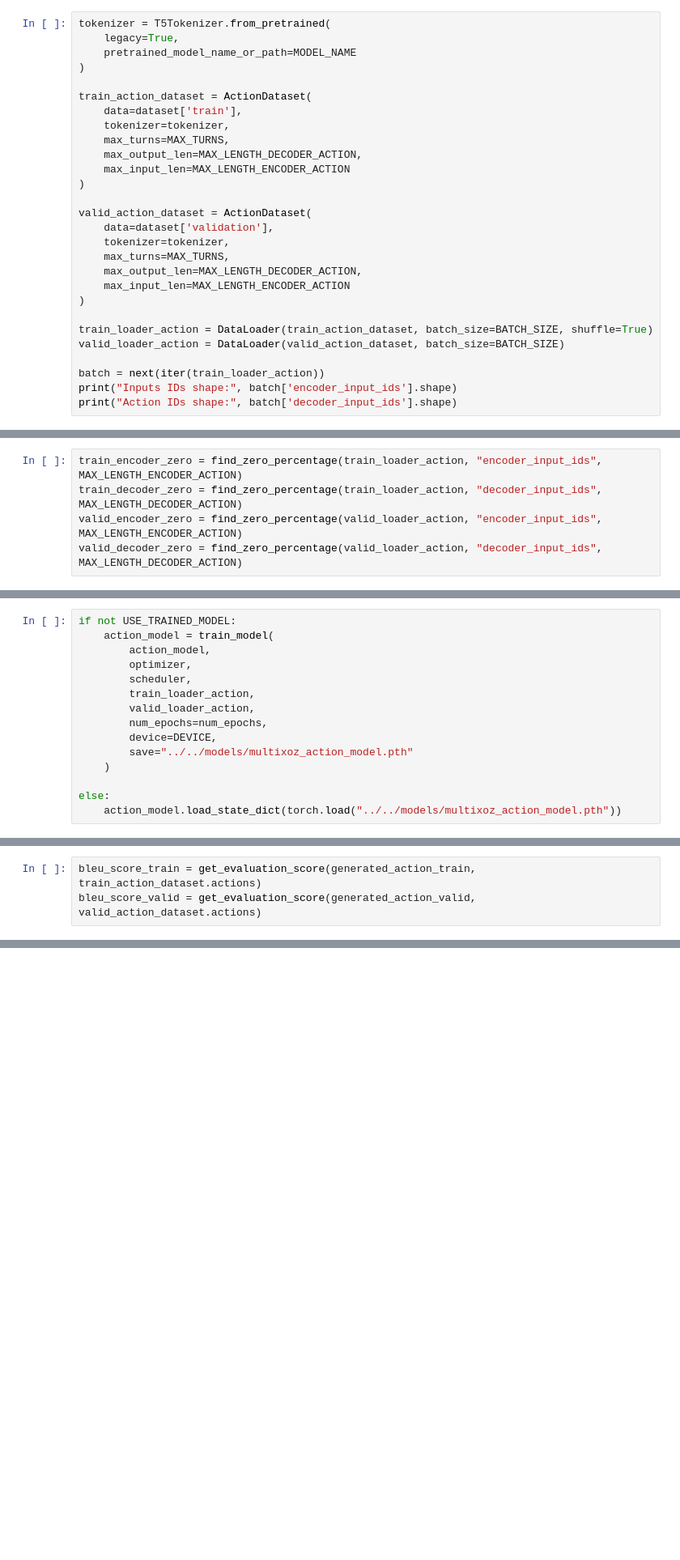
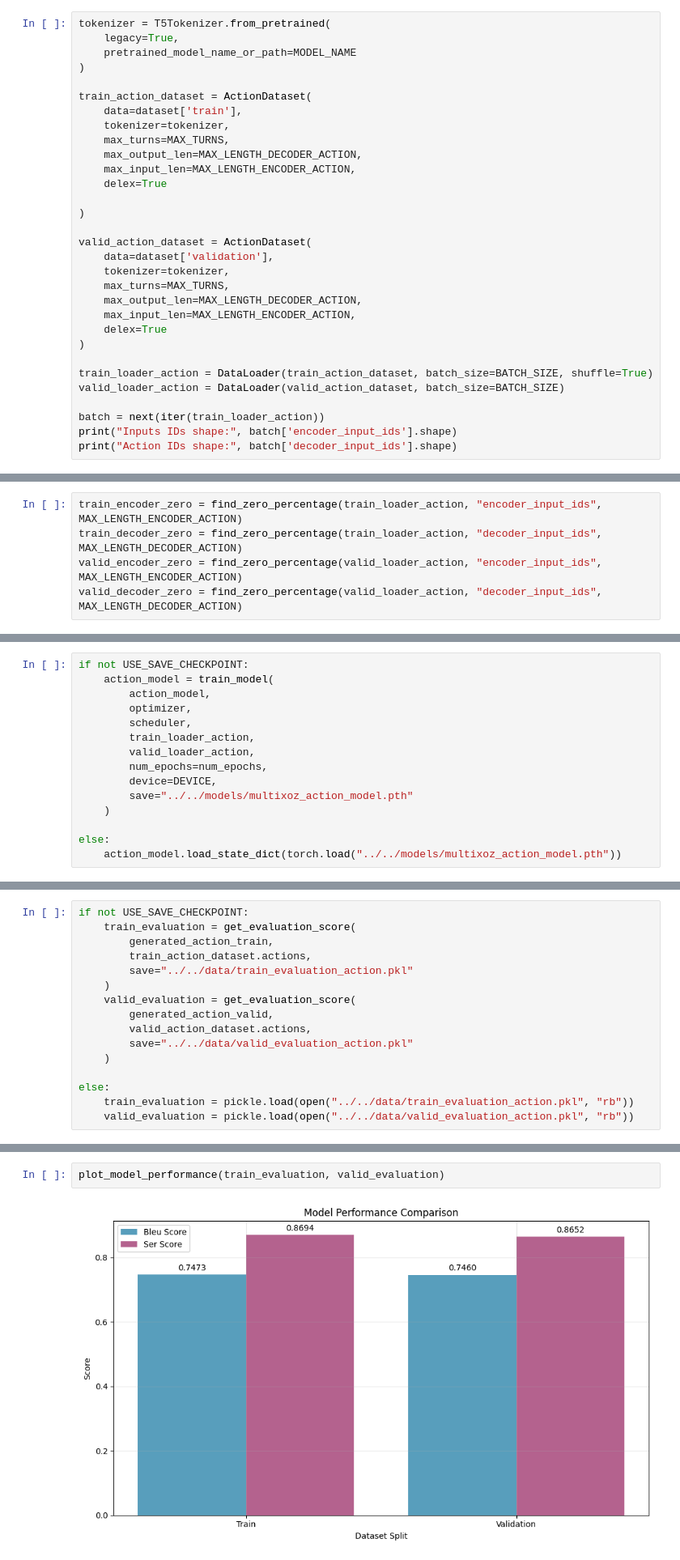
Before and after one commit to jonathansina/multiWOZ-NLP, a Jupyter notebook: src/notebooks/action_model.ipynb, the cells around one changed output, grey strips where cells are left out. Shown: that part at 81% size. Drawn from its saved outputs; the diff is of its cells as text; blank space fills up the shorter version.

```diff
--- a/src/notebooks/action_model.ipynb
+++ b/src/notebooks/action_model.ipynb
@@ -41,7 +48,9 @@ train_action_dataset = ActionDataset(
     tokenizer=tokenizer,
     max_turns=MAX_TURNS,
     max_output_len=MAX_LENGTH_DECODER_ACTION,
-    max_input_len=MAX_LENGTH_ENCODER_ACTION
+    max_input_len=MAX_LENGTH_ENCODER_ACTION,
+    delex=True
+
 )
 
 valid_action_dataset = ActionDataset(
@@ -49,7 +58,8 @@ valid_action_dataset = ActionDataset(
     tokenizer=tokenizer,
     max_turns=MAX_TURNS,
     max_output_len=MAX_LENGTH_DECODER_ACTION,
-    max_input_len=MAX_LENGTH_ENCODER_ACTION
+    max_input_len=MAX_LENGTH_ENCODER_ACTION,
+    delex=True
 )
 
 train_loader_action = DataLoader(train_action_dataset, batch_size=BATCH_SIZE, shuffle=True)
@@ -99,7 +115,7 @@ scheduler = get_linear_schedule_with_warmup(
     num_training_steps=num_training_steps
 )
 # %%
-if not USE_TRAINED_MODEL:
+if not USE_SAVE_CHECKPOINT:
     action_model = train_model(
         action_model,
         optimizer,
@@ -140,4 +195,17 @@ generated_action_valid = inference_model(
 # %%
-bleu_score_train = get_evaluation_score(generated_action_train, train_action_dataset.actions)
-bleu_score_valid = get_evaluation_score(generated_action_valid, valid_action_dataset.actions)
+if not USE_SAVE_CHECKPOINT:
+    train_evaluation = get_evaluation_score(
+        generated_action_train,
+        train_action_dataset.actions,
+        save="../../data/train_evaluation_action.pkl"
+    )
+    valid_evaluation = get_evaluation_score(
+        generated_action_valid,
+        valid_action_dataset.actions,
+        save="../../data/valid_evaluation_action.pkl"
+    )
+
+else:
+    train_evaluation = pickle.load(open("../../data/train_evaluation_action.pkl", "rb"))
+    valid_evaluation = pickle.load(open("../../data/valid_evaluation_action.pkl", "rb"))
 # %%
@@ -192,0 +247,4 @@ generated_action_train
+# %%
+plot_model_performance(train_evaluation, valid_evaluation)
+# %% [output]
+[figure, added]
```
Also changed, not shown: parts of 20 cells of this notebook, 8 other files.
